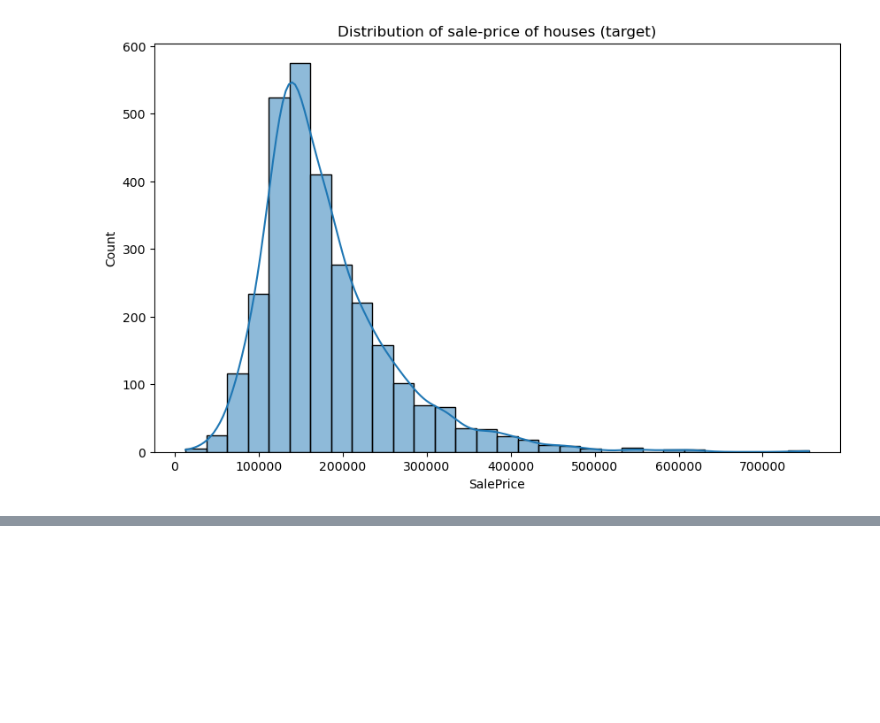
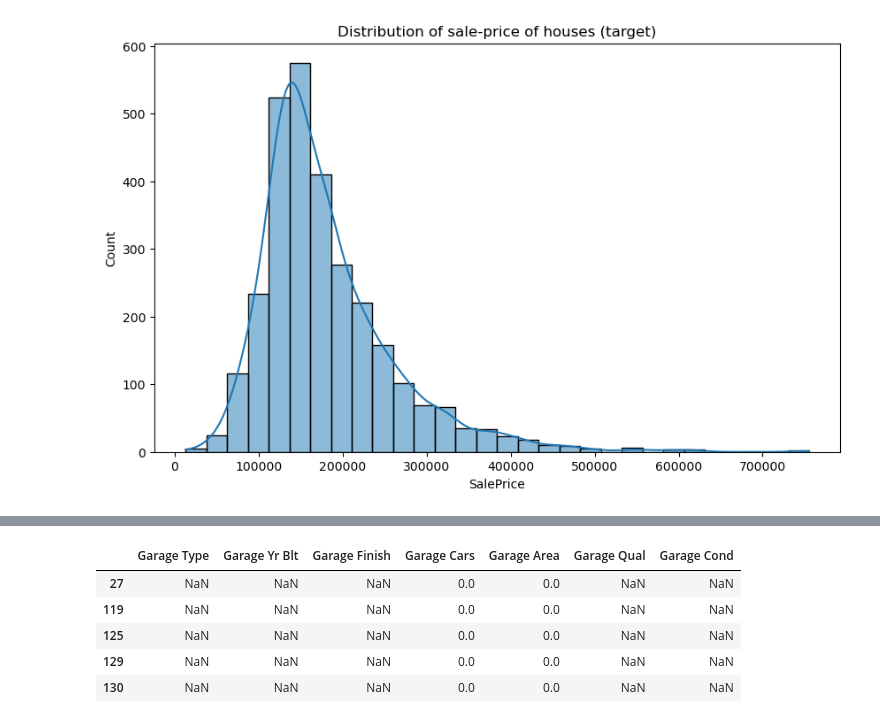
Before and after one commit to ameeqio/house-price-prediction-ml, a Jupyter notebook: notebooks/eda.ipynb, the cells around one changed output, grey strips where cells are left out. Drawn from its saved outputs; the diff is of its cells as text; code cells hidden in the pictures; blank space fills up the shorter version.

```diff
--- a/notebooks/eda.ipynb
+++ b/notebooks/eda.ipynb
@@ -146,0 +183,11 @@ quant_features = ['Order', 'PID', 'MS SubClass', 'Lot Frontage', 'Lot Area',
+# %%
+garage_vars = ['Garage Type', 'Garage Yr Blt', 'Garage Finish', 'Garage Cars', 'Garage Area', 'Garage Qual', 'Garage Cond']
+df[df['Garage Area'] == 0][garage_vars].head()
+# garage area == 0 simply means the house doesn't contain a garage
+# %% [output]
+|  | Garage Type | Garage Yr Blt | Garage Finish | Garage Cars | Garage Area | Garage Qual | Garage Cond |
+| 27 | NaN | NaN | NaN | 0.0 | 0.0 | NaN | NaN |
+| 119 | NaN | NaN | NaN | 0.0 | 0.0 | NaN | NaN |
+| 125 | NaN | NaN | NaN | 0.0 | 0.0 | NaN | NaN |
+| 129 | NaN | NaN | NaN | 0.0 | 0.0 | NaN | NaN |
+| 130 | NaN | NaN | NaN | 0.0 | 0.0 | NaN | NaN |
```
Also changed, not shown: parts of 8 cells of this notebook, 1 other file.
